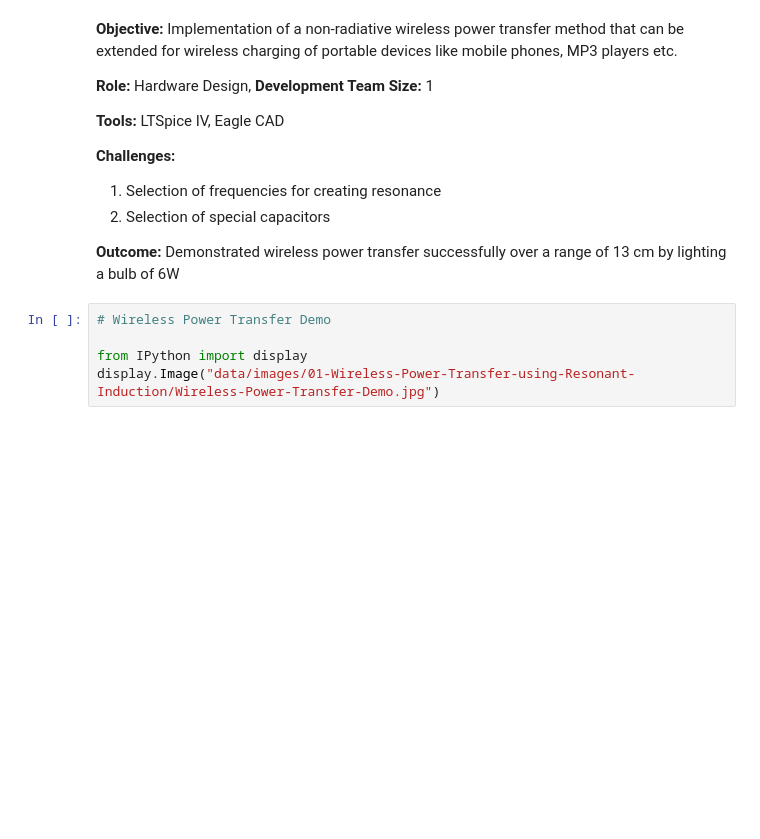
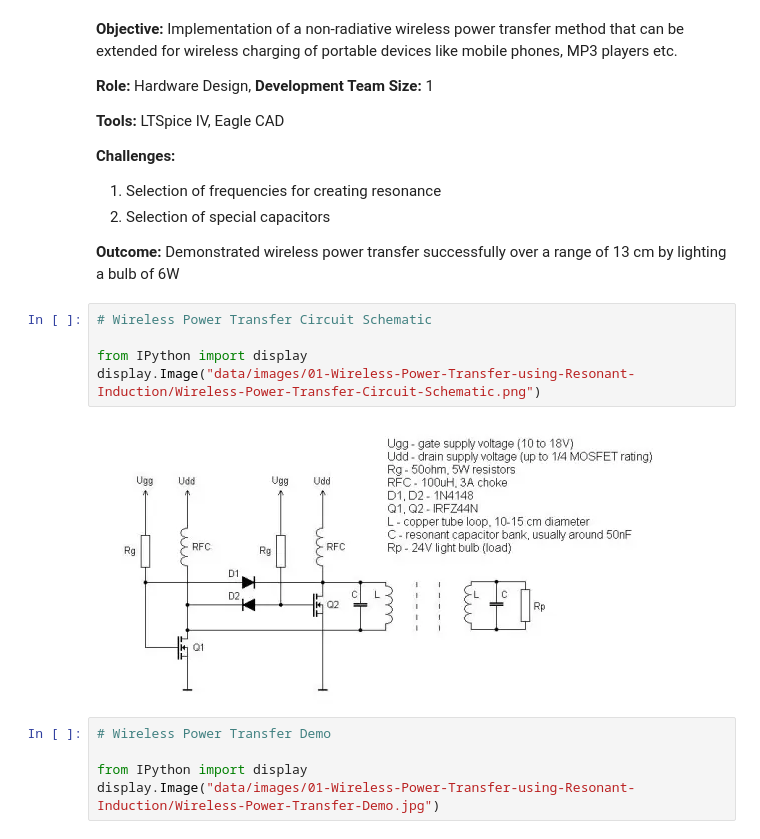
Before and after one commit to ancilcleetus/Workplace-Projects, a Jupyter notebook: Workplace_Projects.ipynb, the cells around one changed output. Cells and saved outputs as stored; diff of their text form; blank space fills up the shorter version.

Commit message:
Added 'Acoustic Vector Sensor', Added Schematic 'Wireless Power Transfer using Resonant Induction'

```diff
--- a/Workplace_Projects.ipynb
+++ b/Workplace_Projects.ipynb
@@ -95,6 +109,13 @@
 2. Selection of special capacitors
 
 **Outcome:** Demonstrated wireless power transfer successfully over a range of 13 cm by lighting a bulb of 6W
+# %%
+# Wireless Power Transfer Circuit Schematic
+
+from IPython import display
+display.Image("data/images/01-Wireless-Power-Transfer-using-Resonant-Induction/Wireless-Power-Transfer-Circuit-Schematic.png")
+# %% [output]
+[figure, added]
 # %%
 # Wireless Power Transfer Demo
 
```
Also changed, not shown: parts of 1 cell of this notebook, 1 other file.
